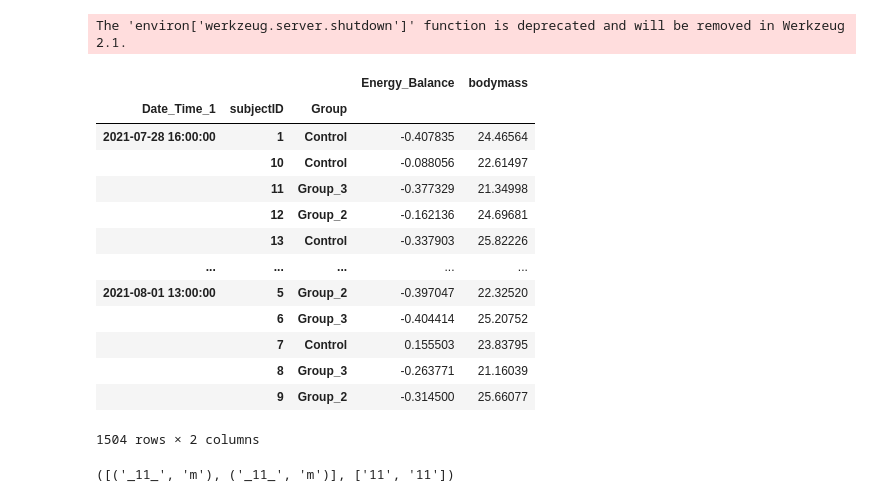
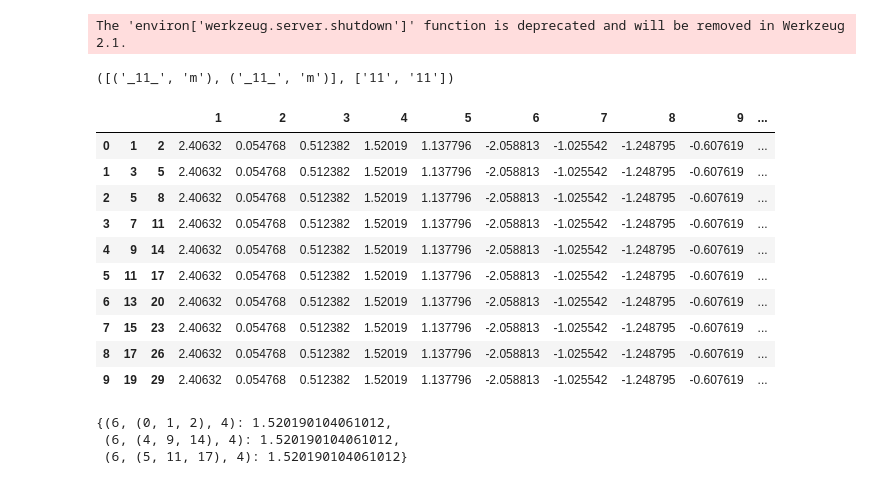
Before and after one commit to barel-mishal/InCal, a Jupyter notebook: in_cal.ipynb, the cells around one changed output. Cells and saved outputs as stored; diff of their text form; code cells hidden in the pictures.

```diff
--- a/in_cal.ipynb
+++ b/in_cal.ipynb
@@ -979,23 +461,6 @@ Dash app running on http://127.0.0.1:8024/
 The 'environ['werkzeug.server.shutdown']' function is deprecated and will be removed in Werkzeug 2.1.
 # %%
 # http://127.0.0.1:8024/
-# %%
-assemble_data_to_dom(resampled_analysis_format, 'Energy_Balance')
-# %% [output]
-|  |  |  | Energy_Balance | bodymass |
-| Date_Time_1 | subjectID | Group |  |  |
-| 2021-07-28 16:00:00 | 1 | Control | -0.407835 | 24.46564 |
-|  | 10 | Control | -0.088056 | 22.61497 |
-|  | 11 | Group_3 | -0.377329 | 21.34998 |
-|  | 12 | Group_2 | -0.162136 | 24.69681 |
-|  | 13 | Control | -0.337903 | 25.82226 |
-| ... | ... | ... | ... | ... |
-| 2021-08-01 13:00:00 | 5 | Group_2 | -0.397047 | 22.32520 |
-|  | 6 | Group_3 | -0.404414 | 25.20752 |
-|  | 7 | Control | 0.155503 | 23.83795 |
-|  | 8 | Group_3 | -0.263771 | 21.16039 |
-|  | 9 | Group_2 | -0.314500 | 25.66077 |
-1504 rows × 2 columns
 # %%
 l1 = []
 l2 = []
@@ -1009,3 +474,21 @@ l2.append(('_11_', 'm'))
 l2, l1
 # %% [output]
 ([('_11_', 'm'), ('_11_', 'm')], ['11', '11'])
+# %%
+dicty = {(1+v): np.random.Generator(np.random.PCG64()).standard_normal() for v in range(10)}
+# %%
+my_data = pd.DataFrame(dicty, index=pd.MultiIndex.from_tuples([(i, 1+i*2, 2+i*3) for i in range(10)]))
+# %%
+my_data
+# %% [output]
+|  |  |  | 1 | 2 | 3 | 4 | 5 | 6 | 7 | 8 | 9 | ... |
+| 0 | 1 | 2 | 2.40632 | 0.054768 | 0.512382 | 1.52019 | 1.137796 | -2.058813 | -1.025542 | -1.248795 | -0.607619 | ... |
+| 1 | 3 | 5 | 2.40632 | 0.054768 | 0.512382 | 1.52019 | 1.137796 | -2.058813 | -1.025542 | -1.248795 | -0.607619 | ... |
+| 2 | 5 | 8 | 2.40632 | 0.054768 | 0.512382 | 1.52019 | 1.137796 | -2.058813 | -1.025542 | -1.248795 | -0.607619 | ... |
+| 3 | 7 | 11 | 2.40632 | 0.054768 | 0.512382 | 1.52019 | 1.137796 | -2.058813 | -1.025542 | -1.248795 | -0.607619 | ... |
+| 4 | 9 | 14 | 2.40632 | 0.054768 | 0.512382 | 1.52019 | 1.137796 | -2.058813 | -1.025542 | -1.248795 | -0.607619 | ... |
+| 5 | 11 | 17 | 2.40632 | 0.054768 | 0.512382 | 1.52019 | 1.137796 | -2.058813 | -1.025542 | -1.248795 | -0.607619 | ... |
+| 6 | 13 | 20 | 2.40632 | 0.054768 | 0.512382 | 1.52019 | 1.137796 | -2.058813 | -1.025542 | -1.248795 | -0.607619 | ... |
+| 7 | 15 | 23 | 2.40632 | 0.054768 | 0.512382 | 1.52019 | 1.137796 | -2.058813 | -1.025542 | -1.248795 | -0.607619 | ... |
+| 8 | 17 | 26 | 2.40632 | 0.054768 | 0.512382 | 1.52019 | 1.137796 | -2.058813 | -1.025542 | -1.248795 | -0.607619 | ... |
+| 9 | 19 | 29 | 2.40632 | 0.054768 | 0.512382 | 1.52019 | 1.137796 | -2.058813 | -1.025542 | -1.248795 | -0.607619 | ... |
@@ -1011,0 +532,6 @@ l2, l1
+# %%
+storage_key_and_vlaue
+# %% [output]
+{(6, (0, 1, 2), 4): 1.520190104061012,
+ (6, (4, 9, 14), 4): 1.520190104061012,
+ (6, (5, 11, 17), 4): 1.520190104061012}
```
Also changed, not shown: parts of 10 cells of this notebook, 4 other files.
